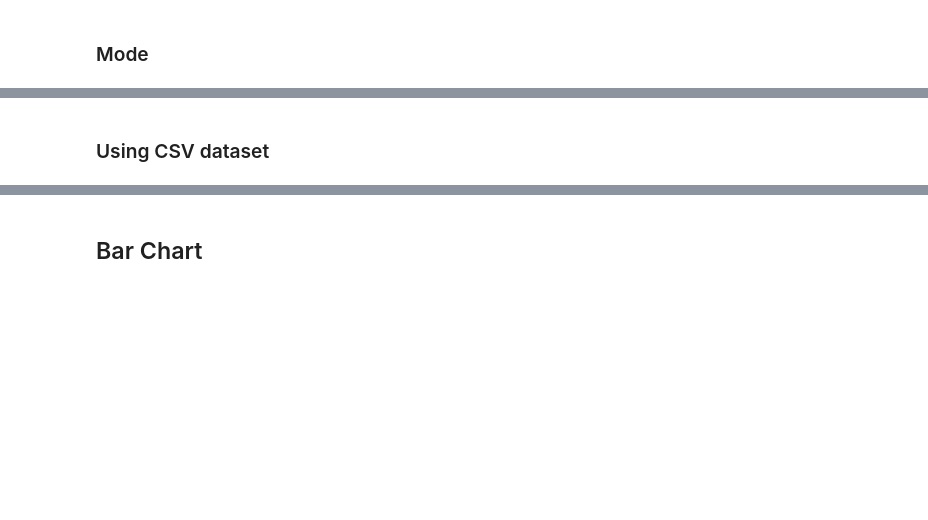
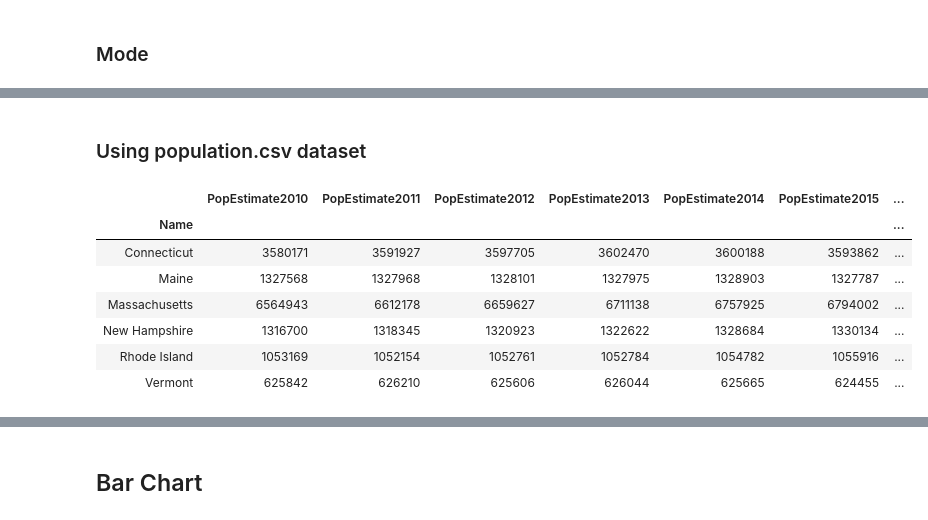
Before and after one commit to paiboon15721/clusterkit-dash-training, a Jupyter notebook: notebook/Plotly & Dash Overview.ipynb, the cells around one changed output, grey strips where cells are left out. Cells and saved outputs as stored; diff of their text form; code cells hidden in the pictures; blank space fills up the shorter version.

```diff
--- a/notebook/Plotly & Dash Overview.ipynb
+++ b/notebook/Plotly & Dash Overview.ipynb
@@ -666,5 +666,20 @@ fig.show()
 # %% [output]
 [interactive output not drawn]
 # %% [markdown]
-### Using CSV dataset
+### Using population.csv dataset
+# %%
+# read a .csv file into a pandas DataFrame:
+df = pd.read_csv(
+    'https://raw.githubusercontent.com/paiboon15721/clusterkit-dash-training/master/dataset/population.csv',
+    index_col=0)
+df
+# %% [output]
+|  | PopEstimate2010 | PopEstimate2011 | PopEstimate2012 | PopEstimate2013 | PopEstimate2014 | PopEstimate2015 | ... |
+| Name |  |  |  |  |  |  | ... |
+| Connecticut | 3580171 | 3591927 | 3597705 | 3602470 | 3600188 | 3593862 | ... |
+| Maine | 1327568 | 1327968 | 1328101 | 1327975 | 1328903 | 1327787 | ... |
+| Massachusetts | 6564943 | 6612178 | 6659627 | 6711138 | 6757925 | 6794002 | ... |
+| New Hampshire | 1316700 | 1318345 | 1320923 | 1322622 | 1328684 | 1330134 | ... |
+| Rhode Island | 1053169 | 1052154 | 1052761 | 1052784 | 1054782 | 1055916 | ... |
+| Vermont | 625842 | 626210 | 625606 | 626044 | 625665 | 624455 | ... |
 # %%
```
Also changed, not shown: parts of 4 cells of this notebook, 16 other files.
